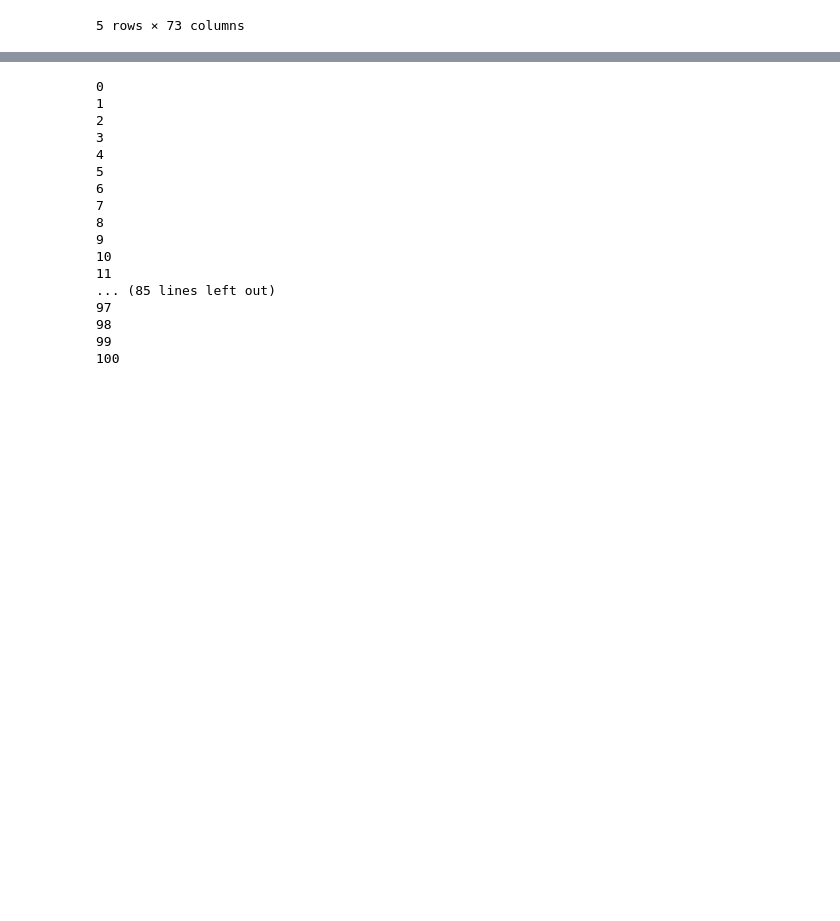
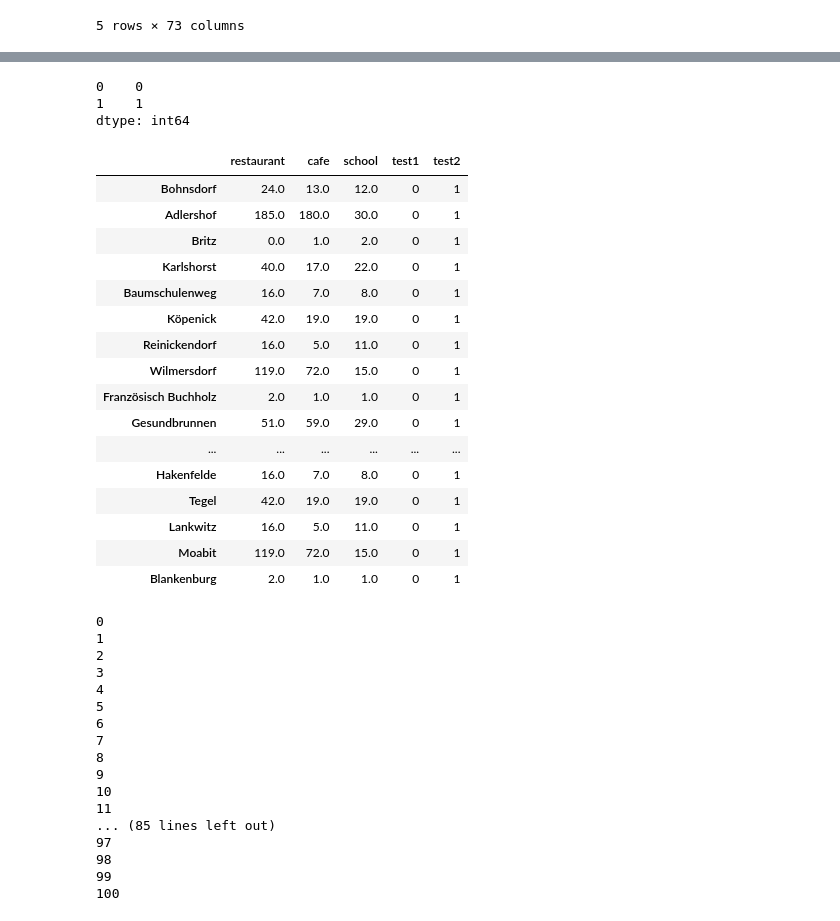
Before and after one commit to Schalwal/Geo-paw-sitioning, a Jupyter notebook: grid_level_osm.ipynb, the cells around one changed output, grey strips where cells are left out. Drawn from its saved outputs; the diff is of its cells as text; code cells hidden in the pictures; blank space fills up the shorter version.

```diff
--- a/grid_level_osm.ipynb
+++ b/grid_level_osm.ipynb
@@ -50,10 +115,10 @@ from helper import osm_functions_nbh
 # %%
-city_name = 'Bremen'
+city_name = 'Berlin'
 city = gpd.read_file(f'DLR_data/3_Neighborhoods/Neighborhoods_{city_name}.gpkg')
 city = city.to_crs(epsg = 4326)
 
-nbh_geo_dict = {} # make dict for getting polgon for nbh
+nbh_polygon_dict = {} # make dict for getting polgon for nbh
 for i in range(city.shape[0]):
-    nbh_geo_dict[city.loc[i, 'Neighborhood_Name']] = city.loc[i, 'geometry']
+    nbh_polygon_dict[city.loc[i, 'Neighborhood_Name']] = city.loc[i, 'geometry']
 
 # city[['Neighborhood_Name', 'geometry']]
@@ -64,3 +125,3 @@ nbh_geo_dict['Westend']
 # %%
-osm_functions_nbh.get_count_nbh(result)
+amenities_df = osm_functions_nbh.get_count_nbh(result, nbh_polygon_dict)
 # %% [output]
@@ -69,3 +161,34 @@ TypeError: GeoPandasBase.union() missing 1 required positional argument: 'other'
+# %%
+test_df = amenities_df.transpose().copy()
+# %%
+ser = pd.Series([0,1])
+ser
+# %% [output]
+0    0
+1    1
+dtype: int64
+# %%
+test_df[['test1', 'test2']] = ser
+test_df.iloc[1:10, :] = test_df.iloc[11:20, :]
+test_df.iloc[1:20,:]
+# %% [output]
+|  | restaurant | cafe | school | test1 | test2 |
+| Bohnsdorf | 24.0 | 13.0 | 12.0 | 0 | 1 |
+| Adlershof | 185.0 | 180.0 | 30.0 | 0 | 1 |
+| Britz | 0.0 | 1.0 | 2.0 | 0 | 1 |
+| Karlshorst | 40.0 | 17.0 | 22.0 | 0 | 1 |
+| Baumschulenweg | 16.0 | 7.0 | 8.0 | 0 | 1 |
+| Köpenick | 42.0 | 19.0 | 19.0 | 0 | 1 |
+| Reinickendorf | 16.0 | 5.0 | 11.0 | 0 | 1 |
+| Wilmersdorf | 119.0 | 72.0 | 15.0 | 0 | 1 |
+| Französisch Buchholz | 2.0 | 1.0 | 1.0 | 0 | 1 |
+| Gesundbrunnen | 51.0 | 59.0 | 29.0 | 0 | 1 |
+| ... | ... | ... | ... | ... | ... |
+| Hakenfelde | 16.0 | 7.0 | 8.0 | 0 | 1 |
+| Tegel | 42.0 | 19.0 | 19.0 | 0 | 1 |
+| Lankwitz | 16.0 | 5.0 | 11.0 | 0 | 1 |
+| Moabit | 119.0 | 72.0 | 15.0 | 0 | 1 |
+| Blankenburg | 2.0 | 1.0 | 1.0 | 0 | 1 |
 # %%
 amenity = 'school'
 
```
Also changed, not shown: parts of 15 cells of this notebook, 2 other files.
